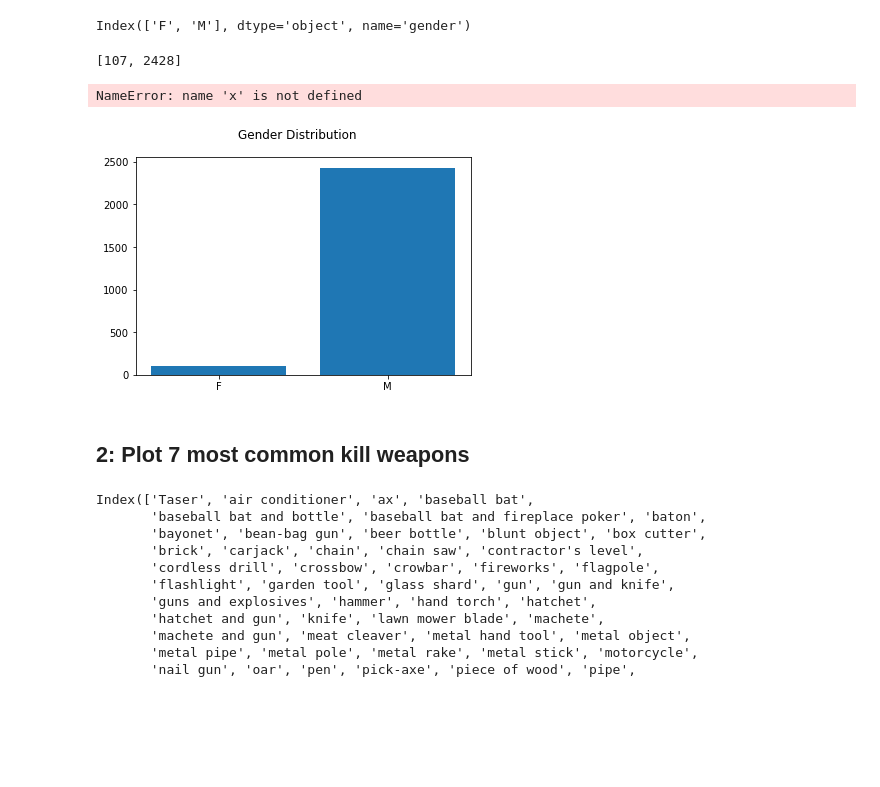
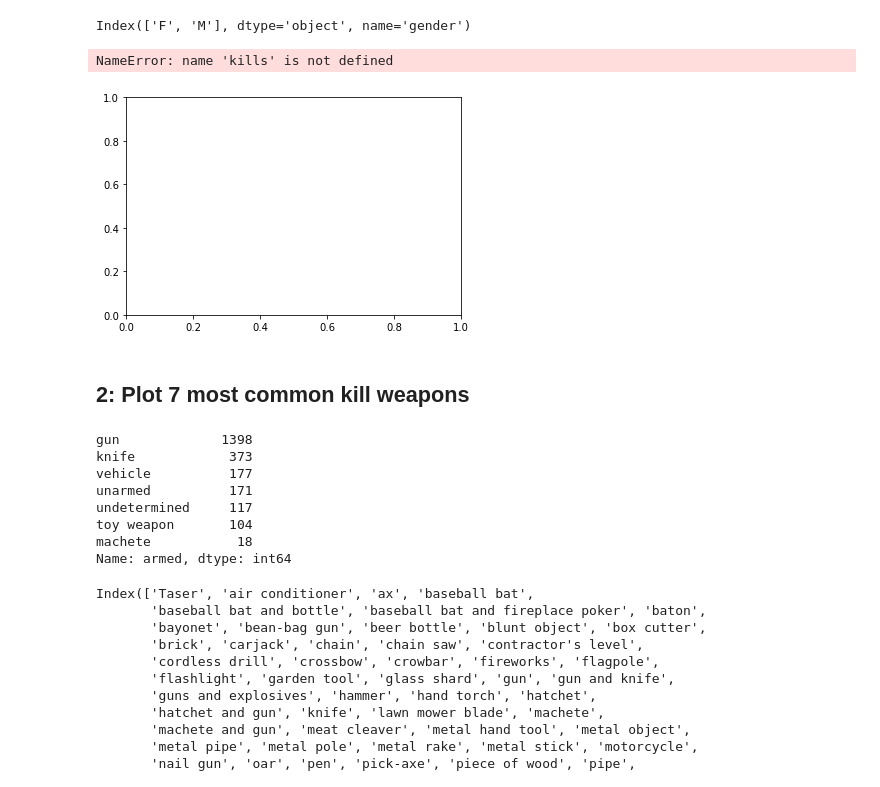
Before and after one commit to MevlutYildiz77/Assignments, a Jupyter notebook: datascience_assignments/Assignment Matplotlib - PoliceKillingsUS/Assignment-1 student.ipynb, the cells around one changed output. Cells and saved outputs as stored; diff of their text form; code cells hidden in the pictures; blank space fills up the shorter version.

```diff
--- a/datascience_assignments/Assignment Matplotlib - PoliceKillingsUS/Assignment-1 student.ipynb
+++ b/datascience_assignments/Assignment Matplotlib - PoliceKillingsUS/Assignment-1 student.ipynb
@@ -24,5 +24,5 @@ read data
 
 if didn't work you can use this parameters: encoding="windows-1252"
 # %%
-! pywget https://raw.githubusercontent.com/RegaipKURT/Data_Visualisation/master/PoliceKillingsUS.csv
-kill= pd.read_csv('PoliceKillingsUS.csv')
+kill= pd.read_csv('https://raw.githubusercontent.com/RegaipKURT/Data_Visualisation/master/PoliceKillingsUS.csv', encoding="windows-1252")
+kill
@@ -29,3 +42,0 @@ kill= pd.read_csv('PoliceKillingsUS.csv')
-# %%
-! python -n wget https://raw.githubusercontent.com/RegaipKURT/Data_Visualisation/master/PoliceKillingsUS.csv
-kill= pd.read_csv('PoliceKillingsUS.csv')
@@ -62,21 +56,25 @@ gender= kill.groupby("gender").sum().index
 gender
 # %% [output]
 Index(['F', 'M'], dtype='object', name='gender')
-# %%
-kills=list(kill.groupby('gender')['name'].count())
-kills
-# %% [output]
-[107, 2428]
 # %%
 fig, ax= plt.subplots()
 ax.bar(gender, kills)
 fig.suptitle('Gender Distribution')
-for i,j in zip(x,y):
-    ax.annotate(str(j),xy=(i,j))
 plt.show()
 # %% [output]
-NameError: name 'x' is not defined
+NameError: name 'kills' is not defined
-[figure, old version]
+[figure, new version]
 # %% [markdown]
 ## 2: Plot 7 most common kill weapons
+# %%
+kill["armed"].value_counts().head(7)
+# %% [output]
+gun             1398
+knife            373
+vehicle          177
+unarmed          171
+undetermined     117
+toy weapon       104
+machete           18
+Name: armed, dtype: int64
 # %%
```
Also changed, not shown: parts of 43 cells of this notebook.
